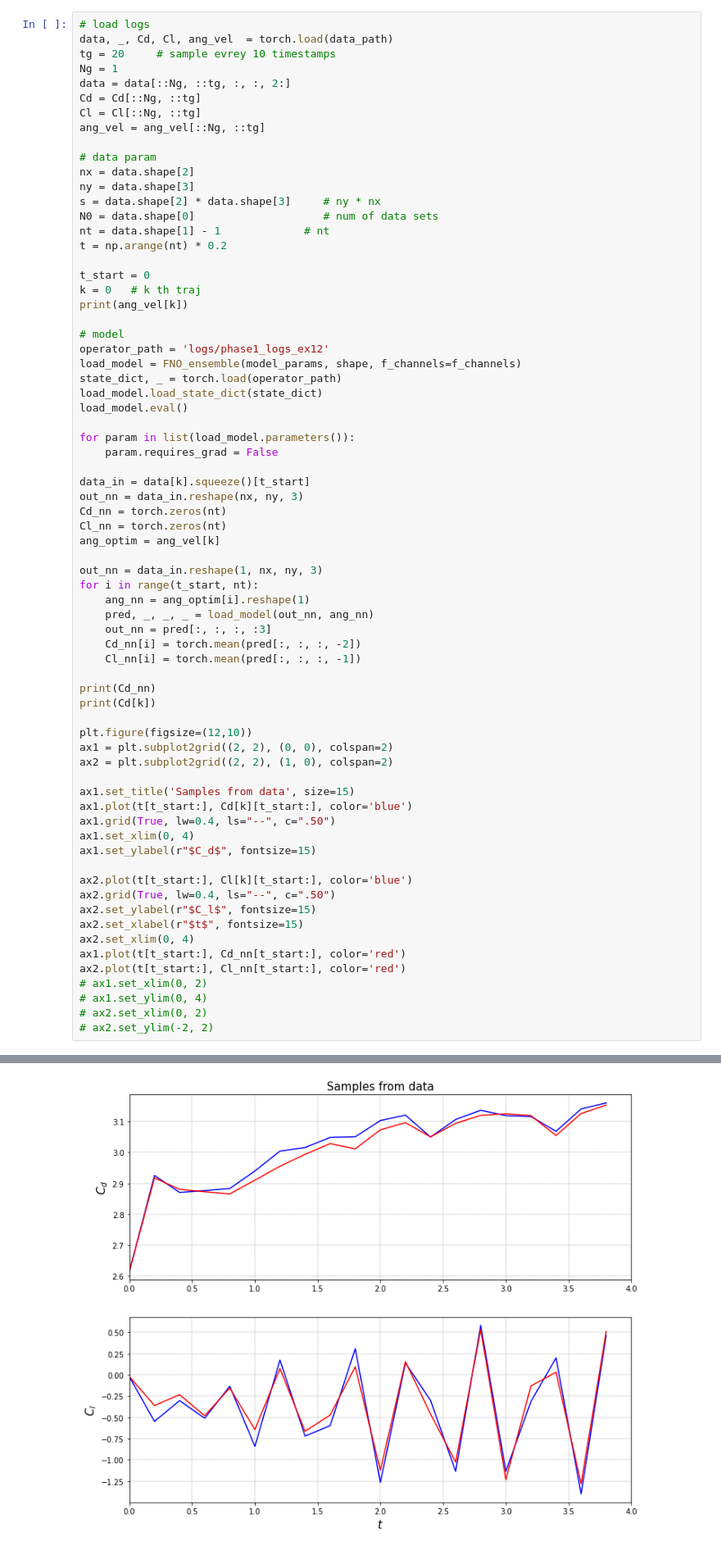
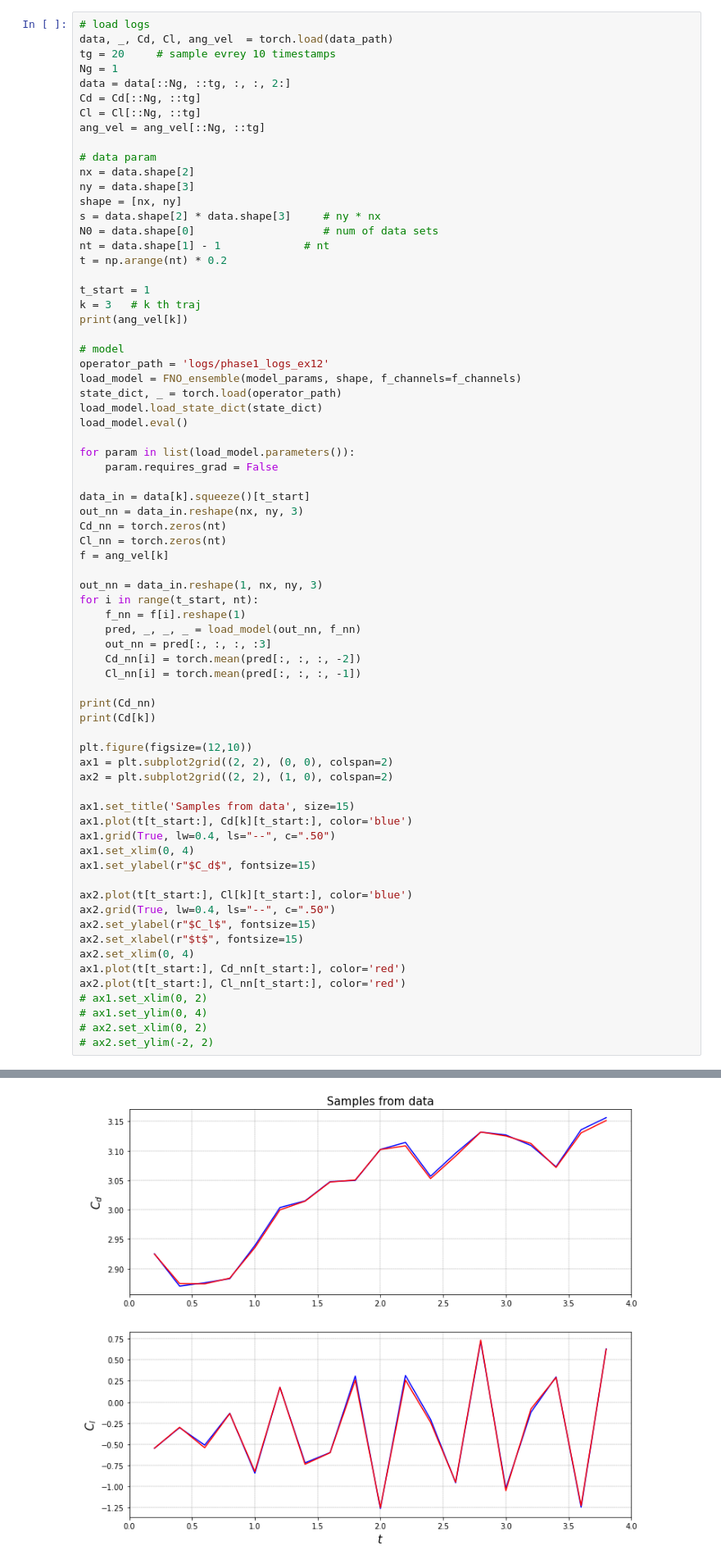
Before and after one commit to AsamaKiseto/Cylinder_Env, a Jupyter notebook: nse/4_nse_test.ipynb, the cells around one changed output, grey strips where cells are left out. Shown at 82% size. Cells and saved outputs as stored; diff of their text form.

```diff
--- a/nse/4_nse_test.ipynb
+++ b/nse/4_nse_test.ipynb
@@ -452,13 +462,14 @@ ang_vel = ang_vel[::Ng, ::tg]
 # data param
 nx = data.shape[2]
 ny = data.shape[3]
+shape = [nx, ny]
 s = data.shape[2] * data.shape[3]     # ny * nx
 N0 = data.shape[0]                    # num of data sets
 nt = data.shape[1] - 1             # nt
 t = np.arange(nt) * 0.2
 
-t_start = 0
-k = 0   # k th traj
+t_start = 1
+k = 3   # k th traj
 print(ang_vel[k])
 
 # model
@@ -475,12 +486,12 @@ data_in = data[k].squeeze()[t_start]
 out_nn = data_in.reshape(nx, ny, 3)
 Cd_nn = torch.zeros(nt)
 Cl_nn = torch.zeros(nt)
-ang_optim = ang_vel[k]
+f = ang_vel[k]
 
 out_nn = data_in.reshape(1, nx, ny, 3)
 for i in range(t_start, nt):
-    ang_nn = ang_optim[i].reshape(1)
-    pred, _, _, _ = load_model(out_nn, ang_nn)
+    f_nn = f[i].reshape(1)
+    pred, _, _, _ = load_model(out_nn, f_nn)
     out_nn = pred[:, :, :, :3]
     Cd_nn[i] = torch.mean(pred[:, :, :, -2])
     Cl_nn[i] = torch.mean(pred[:, :, :, -1])
@@ -521,5 +533,5 @@ tensor([2.6156, 2.9252, 2.8703, 2.8760, 2.8830, 2.9392, 3.0037, 3.0150, 3.0477,
 [<matplotlib.lines.Line2D at 0x...>]
-[figure, old version]
+[figure, new version]
 # %% [markdown]
 # Phase 2
 # %% [markdown]
```
Also changed, not shown: parts of 4 cells of this notebook, 10 other files.
